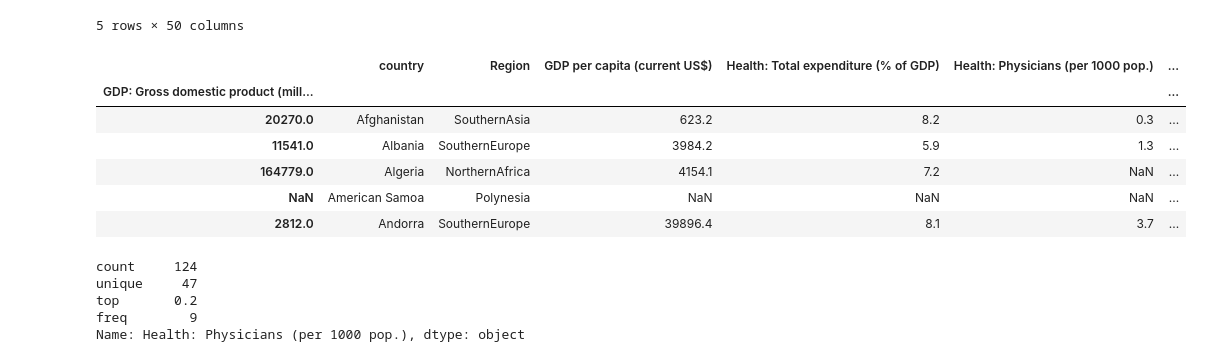
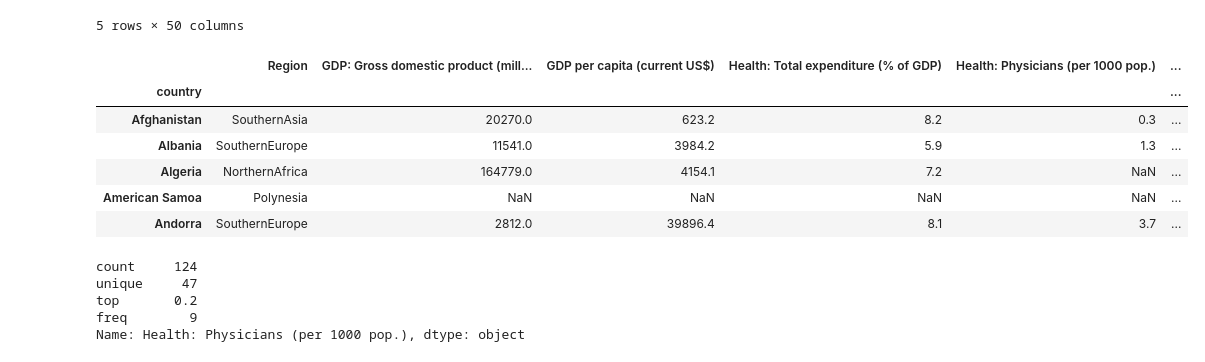
Before and after one commit to Data-Analytics-Project-Group/Visualizing-World-Economic-Trends, a Jupyter notebook: Visualizing World Economic Trends.ipynb, the cells around one changed output. Drawn from its saved outputs; the diff is of its cells as text; code cells hidden in the pictures.

```diff
--- a/Visualizing World Economic Trends.ipynb
+++ b/Visualizing World Economic Trends.ipynb
@@ -22,20 +25,20 @@ country_data.head()
 # %%
 #Create health dataframe and clean up missing values
 health_df = pd.DataFrame(country_data.loc[:,["country", "Region", "GDP: Gross domestic product (million current US$)", "GDP per capita (current US$)","Health: Total expenditure (% of GDP)","Health: Physicians (per 1000 pop.)","Infant mortality rate (per 1000 live births","Life expectancy at birth (females/males, years)"]])
 health_df.head()
 
-health_df.dropna(axis=0, how='any', thresh=None, subset=None, inplace=False)
+health_df.dropna(axis=0, how='all')
 
-health_df = health_df.set_index("GDP: Gross domestic product (million current US$)")
+health_df = health_df.set_index("country")
 health_df.head()
 # %% [output]
-|  | country | Region | GDP per capita (current US$) | Health: Total expenditure (% of GDP) | Health: Physicians (per 1000 pop.) | ... |
-| GDP: Gross domestic product (mill... |  |  |  |  |  | ... |
-| 20270.0 | Afghanistan | SouthernAsia | 623.2 | 8.2 | 0.3 | ... |
-| 11541.0 | Albania | SouthernEurope | 3984.2 | 5.9 | 1.3 | ... |
-| 164779.0 | Algeria | NorthernAfrica | 4154.1 | 7.2 | NaN | ... |
-| NaN | American Samoa | Polynesia | NaN | NaN | NaN | ... |
-| 2812.0 | Andorra | SouthernEurope | 39896.4 | 8.1 | 3.7 | ... |
+|  | Region | GDP: Gross domestic product (mill... | GDP per capita (current US$) | Health: Total expenditure (% of GDP) | Health: Physicians (per 1000 pop.) | ... |
+| country |  |  |  |  |  | ... |
+| Afghanistan | SouthernAsia | 20270.0 | 623.2 | 8.2 | 0.3 | ... |
+| Albania | SouthernEurope | 11541.0 | 3984.2 | 5.9 | 1.3 | ... |
+| Algeria | NorthernAfrica | 164779.0 | 4154.1 | 7.2 | NaN | ... |
+| American Samoa | Polynesia | NaN | NaN | NaN | NaN | ... |
+| Andorra | SouthernEurope | 2812.0 | 39896.4 | 8.1 | 3.7 | ... |
 # %%
 health_df["Health: Physicians (per 1000 pop.)"].describe()
 # %% [output]
```
Also changed, not shown: parts of 7 cells of this notebook.
